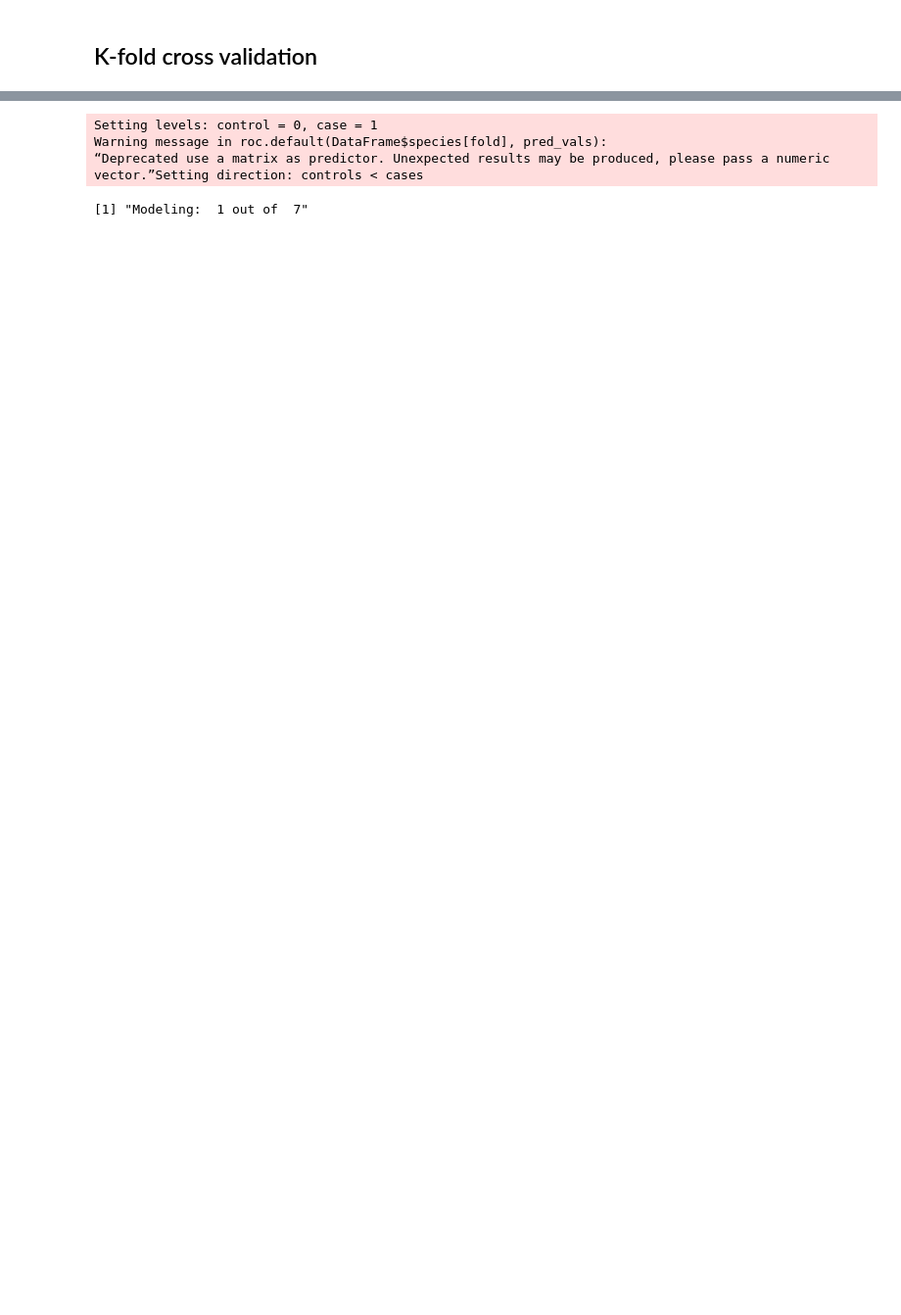
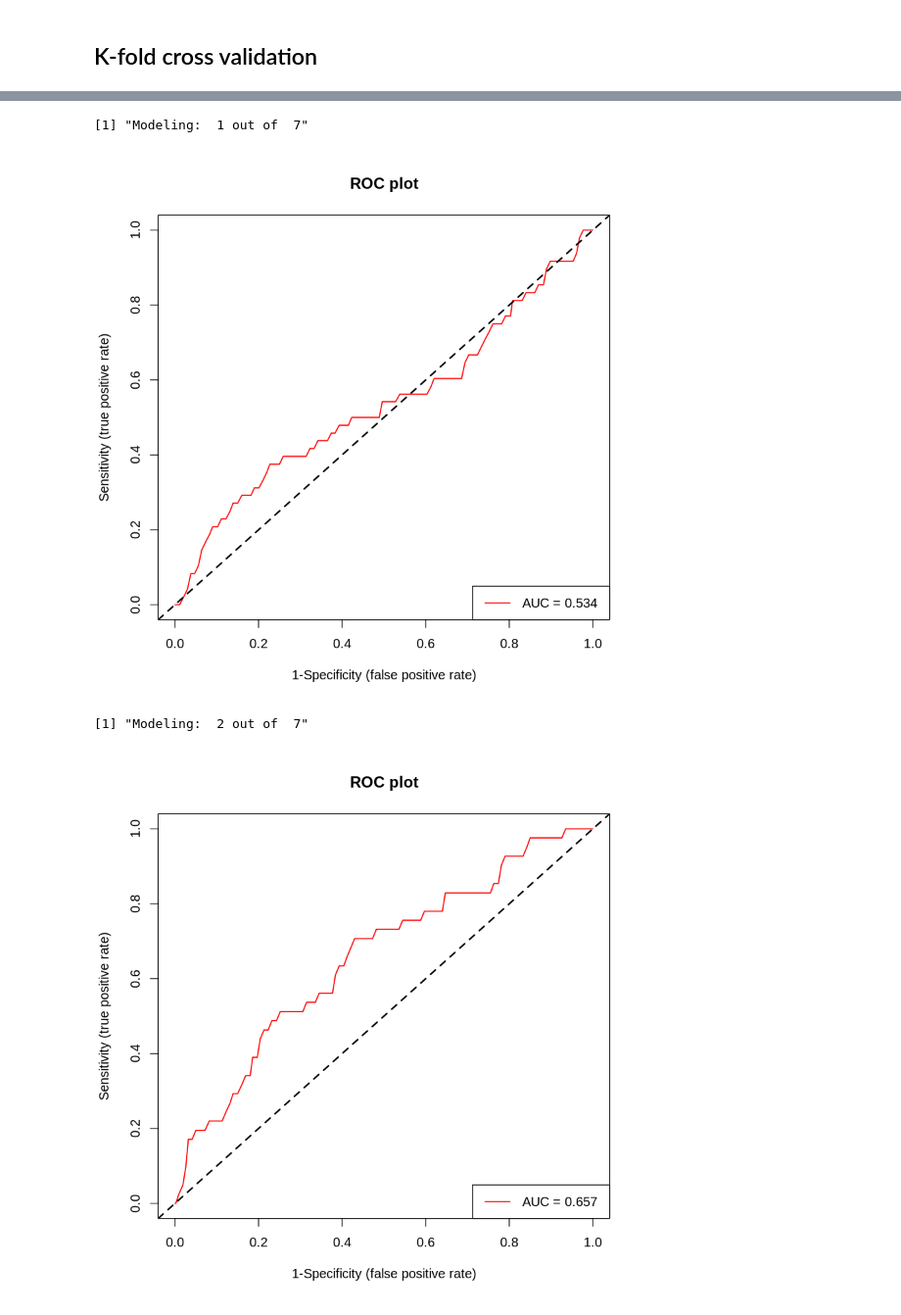
Before and after one commit to molgor/CAR-1SDM, a Jupyter notebook: biospytial.rwrapper/notebooks/CAR_models/MaxEnt-CrossValidation-benchmark.ipynb, the cells around one changed output, grey strips where cells are left out. Shown at 98% size. Drawn from its saved outputs; the diff is of its cells as text; code cells hidden in the pictures; blank space fills up the shorter version.

```diff
--- a/biospytial.rwrapper/notebooks/CAR_models/MaxEnt-CrossValidation-benchmark.ipynb
+++ b/biospytial.rwrapper/notebooks/CAR_models/MaxEnt-CrossValidation-benchmark.ipynb
@@ -103,29 +89,32 @@ The following object is masked from ‘package:purrr’:
 # %%
 l <- list()
 i = 1
 DataFrame$predicted_values_CV <- NA
 for (fold in validate) {
 
-    predictors = model.frame(formula = '~Elevationm + MeanTempm',data=DataFrame[fold,])
+    #predictors = model.frame(formula = '~Elevationm + MeanTempm',data=DataFrame[fold,])
+    #train.matrix = model.frame(formula = '~Elevationm + MeanTempm',data=DataFrame[-fold,])
+    #predictors = model.frame(formula = '~Elevationm + Precipitationm',data=DataFrame[fold,])
+    #train.matrix = model.frame(formula = '~Elevationm + Precipitationm',data=DataFrame[-fold,])
 
-    train.matrix = model.frame(formula = '~Elevationm + MeanTempm',data=DataFrame[-fold,])
-
+    predictors = model.frame(formula = '~Elevationm + Precipitationm + Disttoroadm + Populationm',data=DataFrame[fold,])
+    train.matrix = model.frame(formula = '~Elevationm + Precipitationm + Disttoroadm + Populationm',data=DataFrame[-fold,])
     maxentm = maxnet(DataFrame$species[-fold],train.matrix,
                      maxnet.formula(DataFrame$species[-fold],train.matrix,classes='l'))
 
     pred_vals = predict(maxentm,predictors,type='cloglog')
 
     DataFrame$predicted_values_CV[fold] <- pred_vals
 
     pROC_obj <- roc(DataFrame$species[fold],pred_vals)
 
     l[[i]] <- pROC_obj
     c = paste("Modeling: ",i, "out of ",length(validate))
     print(c)
     i = i + 1
 }
 # %% [output]
-Setting levels: control = 0, case = 1
-Warning message in roc.default(DataFrame$species[fold], pred_vals):
-“Deprecated use a matrix as predictor. Unexpected results may be produced, please pass a numeric vector.”Setting direction: controls < cases
+[1] "Modeling:  1 out of  7"
+[figure, added]
-[1] "Modeling:  1 out of  7"
+[1] "Modeling:  2 out of  7"
+[figure, added]
```
Also changed, not shown: parts of 9 cells of this notebook, 22 other files.
